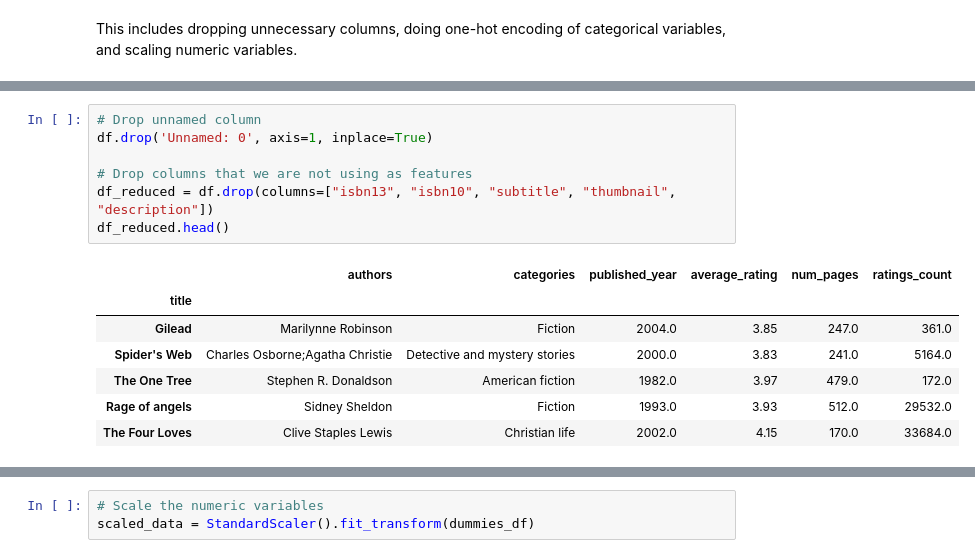
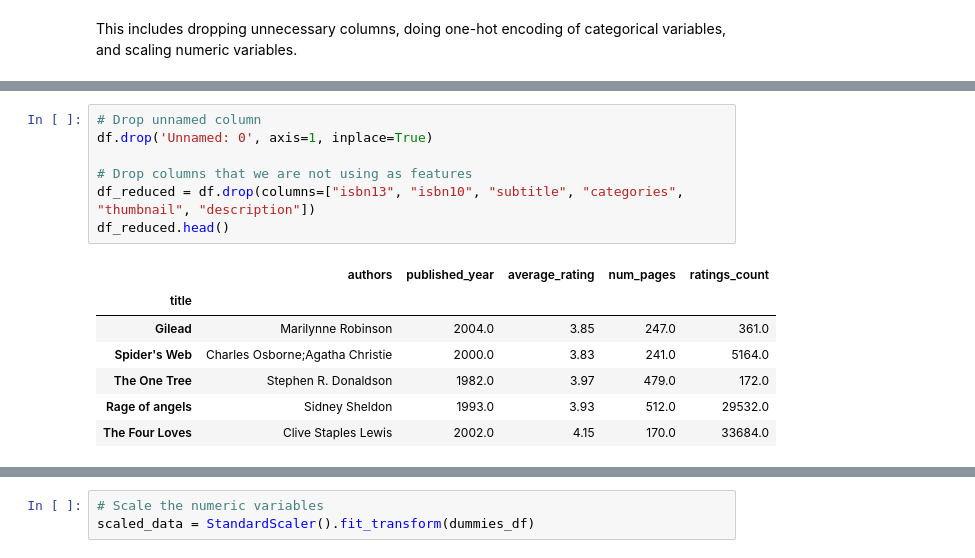
Before and after one commit to catisf/book-recommendations, a Jupyter notebook: jupyter_notebooks/clustering_catarina.ipynb, the cells around one changed output, grey strips where cells are left out. Saved outputs shown, nothing was run; the diff lists cells and outputs as text.

```diff
--- a/jupyter_notebooks/clustering_catarina.ipynb
+++ b/jupyter_notebooks/clustering_catarina.ipynb
@@ -34,17 +34,17 @@ df.head()
 # %%
 # Drop unnamed column
 df.drop('Unnamed: 0', axis=1, inplace=True)
 
 # Drop columns that we are not using as features
-df_reduced = df.drop(columns=["isbn13", "isbn10", "subtitle", "thumbnail", "description"])
+df_reduced = df.drop(columns=["isbn13", "isbn10", "subtitle", "categories", "thumbnail", "description"])
 df_reduced.head()
 # %% [output]
-|  | authors | categories | published_year | average_rating | num_pages | ratings_count |
-| title |  |  |  |  |  |  |
-| Gilead | Marilynne Robinson | Fiction | 2004.0 | 3.85 | 247.0 | 361.0 |
-| Spider's Web | Charles Osborne;Agatha Christie | Detective and mystery stories | 2000.0 | 3.83 | 241.0 | 5164.0 |
-| The One Tree | Stephen R. Donaldson | American fiction | 1982.0 | 3.97 | 479.0 | 172.0 |
-| Rage of angels | Sidney Sheldon | Fiction | 1993.0 | 3.93 | 512.0 | 29532.0 |
-| The Four Loves | Clive Staples Lewis | Christian life | 2002.0 | 4.15 | 170.0 | 33684.0 |
+|  | authors | published_year | average_rating | num_pages | ratings_count |
+| title |  |  |  |  |  |
+| Gilead | Marilynne Robinson | 2004.0 | 3.85 | 247.0 | 361.0 |
+| Spider's Web | Charles Osborne;Agatha Christie | 2000.0 | 3.83 | 241.0 | 5164.0 |
+| The One Tree | Stephen R. Donaldson | 1982.0 | 3.97 | 479.0 | 172.0 |
+| Rage of angels | Sidney Sheldon | 1993.0 | 3.93 | 512.0 | 29532.0 |
+| The Four Loves | Clive Staples Lewis | 2002.0 | 4.15 | 170.0 | 33684.0 |
 # %%
 # One hot-encode categorical variables
```
Also changed, not shown: parts of 12 cells of this notebook.
